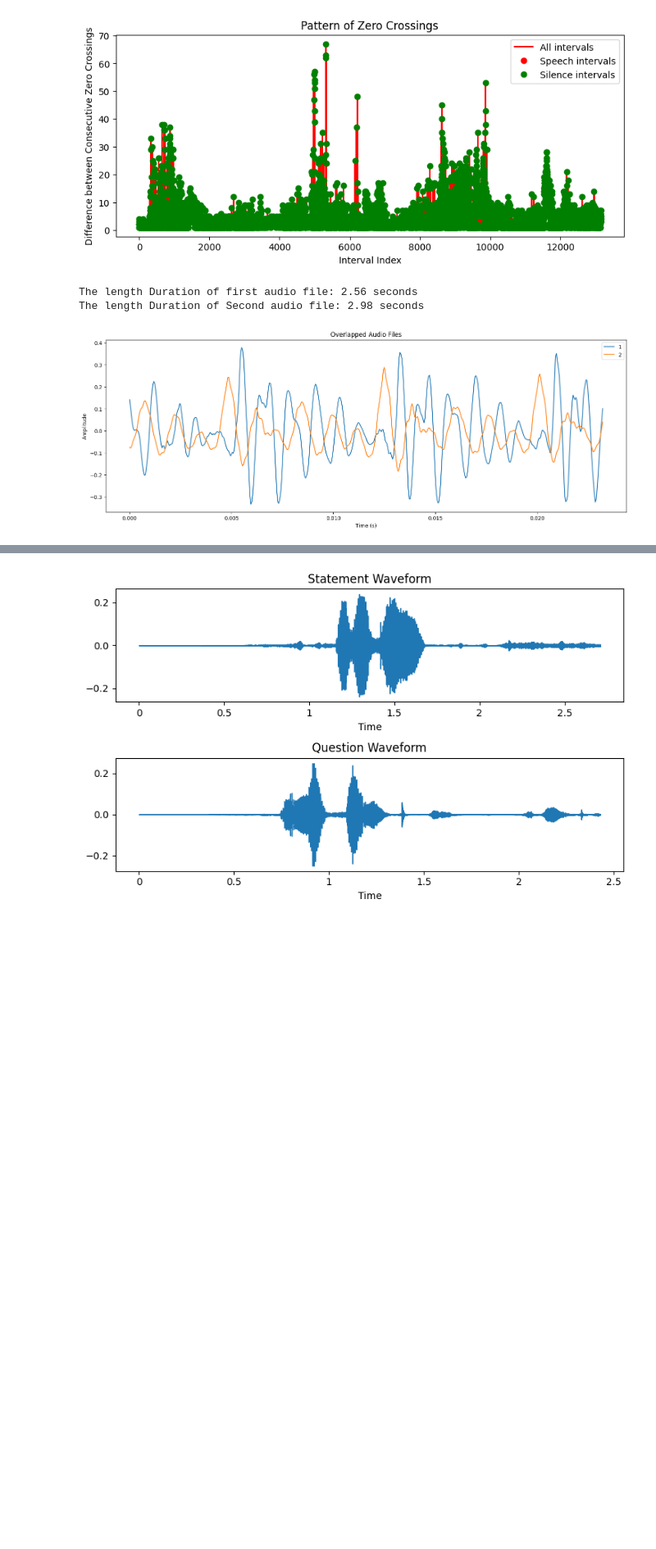
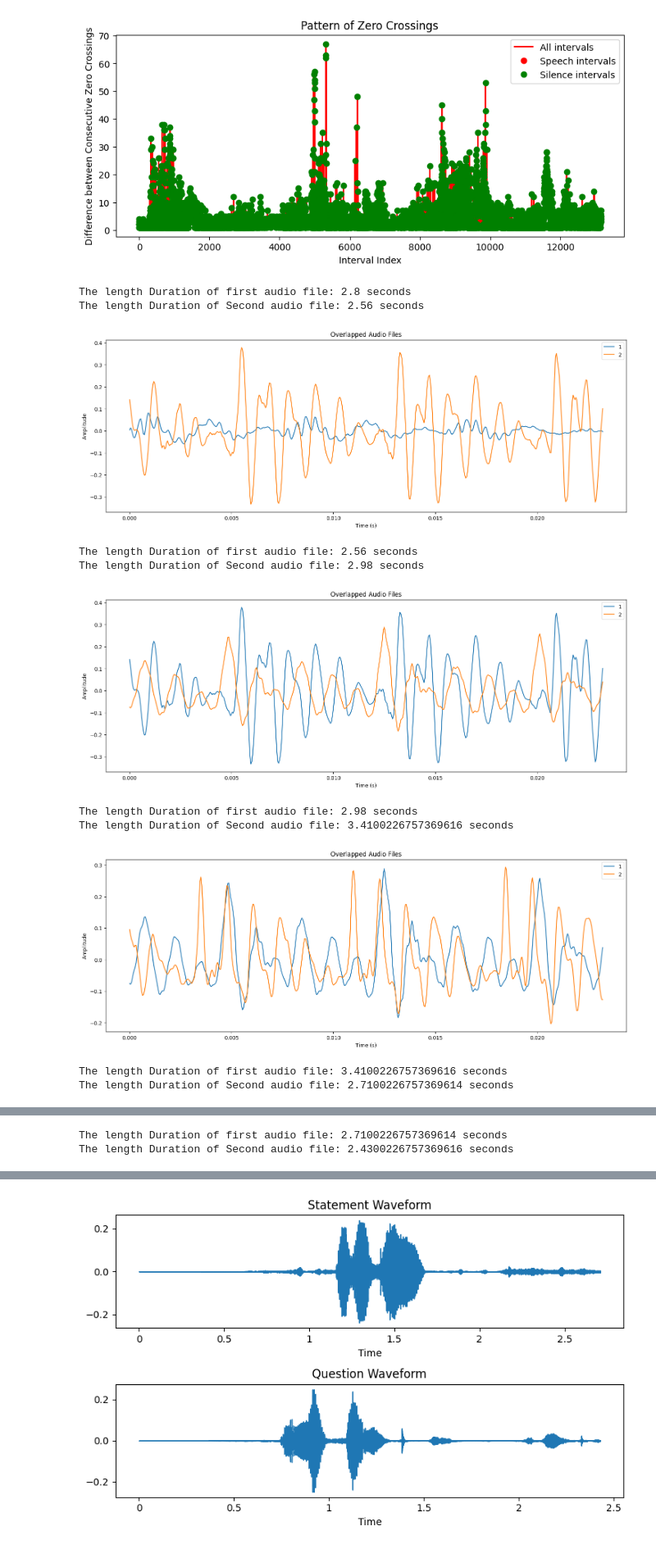
Before and after one commit to goodgerm/AISPEECH, a Jupyter notebook: speechlab2.ipynb, the cells around one changed output, grey strips where cells are left out. Shown at 82% size. Drawn from its saved outputs; the diff is of its cells as text; code cells hidden in the pictures; blank space fills up the shorter version.

```diff
--- a/speechlab2.ipynb
+++ b/speechlab2.ipynb
@@ -17,7 +17,7 @@ import numpy as np
 import IPython.display as ipd
 # %%
 # Load audio file
-audio_signal, sample_rate = librosa.load("/content/Recording.wav")
+audio_signal, sample_rate = librosa.load("/content/Recording (1).wav")
 
 # Compute first derivative of the audio signal
 first_derivative = np.diff(audio_signal)
@@ -90,43 +90,52 @@ Average length between consecutive zero crossings in speech regions: nan
 Average length between consecutive zero crossings in silence regions: 4.077700904736562
 [figure]
 # %%
-gk = r'/content/Recording (2).wav'
-aqs = r'/content/Recording (3).wav'
+for i in range (1,6):
+  gk = f'/content/Recording ({i}).wav'
+  aqs = f'/content/Recording ({i+1}).wav'
 
-# Load audio signals
-y1, sr1 = librosa.load(gk)
-y2, sr2 = librosa.load(aqs)
+  # Load audio signals
+  y1, sr1 = librosa.load(gk)
+  y2, sr2 = librosa.load(aqs)
 
-# Duration of audio files
-duration1 = librosa.get_duration(y=y1, sr=sr1)
-duration2 = librosa.get_duration(y=y2, sr=sr2)
+  # Duration of audio files
+  duration1 = librosa.get_duration(y=y1, sr=sr1)
+  duration2 = librosa.get_duration(y=y2, sr=sr2)
 
-print("The length Duration of first audio file:", duration1, "seconds")
-print("The length Duration of Second audio file:", duration2, "seconds")
+  print("The length Duration of first audio file:", duration1, "seconds")
+  print("The length Duration of Second audio file:", duration2, "seconds")
 
-# Remove silence function
-def remove_silence(y, sr, threshold=0.01):
-    yt = librosa.effects.trim(y, top_db=threshold)
-    return yt[0]
+  # Remove silence function
+  def remove_silence(y, sr, threshold=0.01):
+      yt = librosa.effects.trim(y, top_db=threshold)
+      return yt[0]
 
-# Trim silence from audio signals
-qw1 = remove_silence(y1, sr1)
-qw2 = remove_silence(y2, sr2)
+  # Trim silence from audio signals
+  qw1 = remove_silence(y1, sr1)
+  qw2 = remove_silence(y2, sr2)
 
-# Calculate the time axes for the trimmed audio files
-time1 = np.linspace(0, len(qw1) / sr1, len(qw1))
-time2 = np.linspace(0, len(qw2) / sr2, len(qw2))
+  # Calculate the time axes for the trimmed audio files
+  time1 = np.linspace(0, len(qw1) / sr1, len(qw1))
+  time2 = np.linspace(0, len(qw2) / sr2, len(qw2))
 
-# Plot the trimmed audio files
-plt.figure(figsize=(18, 6))
-plt.plot(time1, qw1, label='1')
-plt.plot(time2, qw2, label='2')
-plt.legend()
-plt.xlabel('Time (s)')
-plt.ylabel('Amplitude')
-plt.title('Overlapped Audio Files')
-plt.show()
+  # Plot the trimmed audio files
+  plt.figure(figsize=(18, 6))
+  plt.plot(time1, qw1, label='1')
+  plt.plot(time2, qw2, label='2')
+  plt.legend()
+  plt.xlabel('Time (s)')
+  plt.ylabel('Amplitude')
+  plt.title('Overlapped Audio Files')
+  plt.show()
 # %% [output]
-The length Duration of first audio file: 2.56 seconds
-The length Duration of Second audio file: 2.98 seconds
+The length Duration of first audio file: 2.8 seconds
+The length Duration of Second audio file: 2.56 seconds
-[figure, old version]
+[figure, new version]
+The length Duration of first audio file: 2.56 seconds
+The length Duration of Second audio file: 2.98 seconds
+[figure, added]
+The length Duration of first audio file: 2.98 seconds
+The length Duration of Second audio file: 3.4100226757369616 seconds
+[figure, added]
+The length Duration of first audio file: 3.4100226757369616 seconds
+The length Duration of Second audio file: 2.7100226757369614 seconds
@@ -132,0 +143,2 @@ The length Duration of Second audio file: 2.98 seconds
+The length Duration of first audio file: 2.7100226757369614 seconds
+The length Duration of Second audio file: 2.4300226757369616 seconds
```
Also changed, not shown: parts of 1 cell of this notebook.
